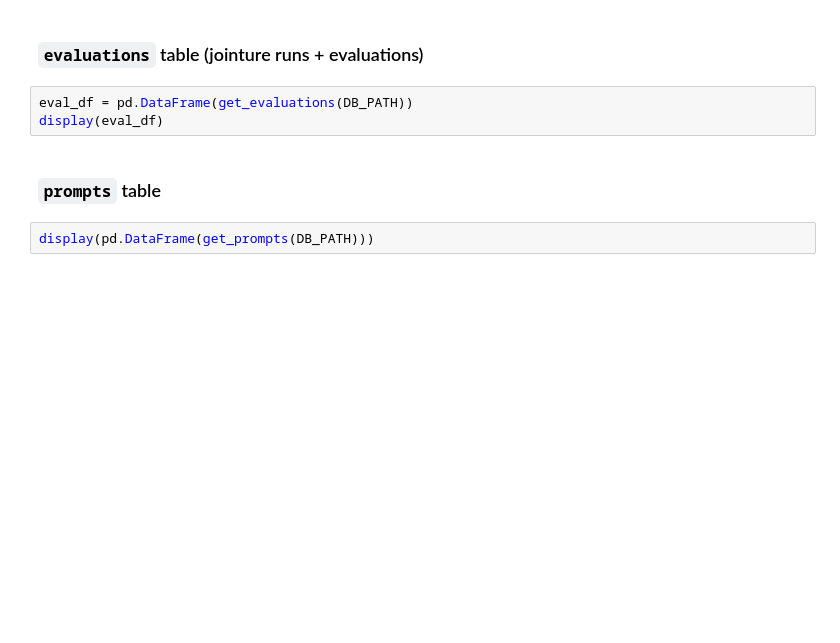
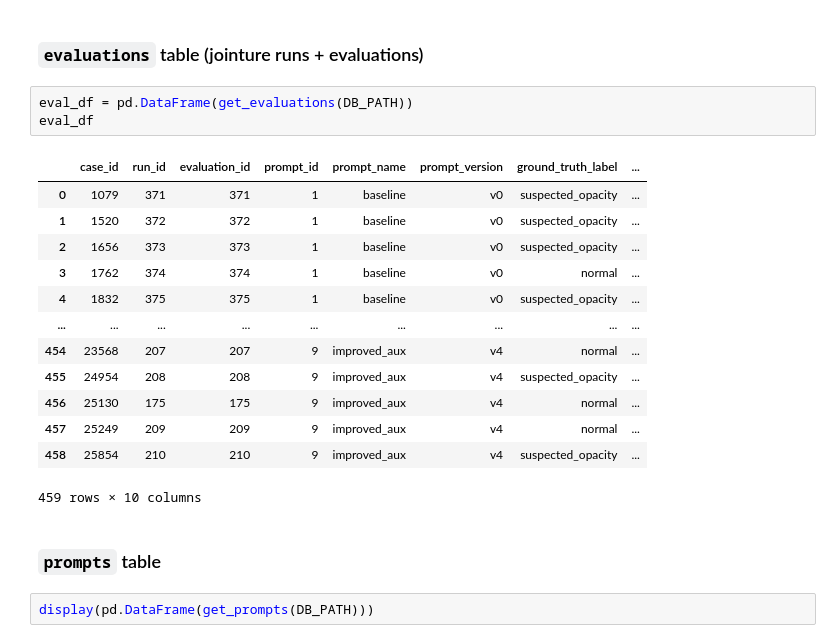
Before and after one commit to imtoatb/Assistant-Radiologique-Virtuel-Intelligent-pour-Radiographies-X, a Jupyter notebook: notebooks/05_Database_visualisation_rsna.ipynb, the cells around one changed output. Drawn from its saved outputs; the diff is of its cells as text; blank space fills up the shorter version.

```diff
--- a/notebooks/05_Database_visualisation_rsna.ipynb
+++ b/notebooks/05_Database_visualisation_rsna.ipynb
@@ -37,7 +73,21 @@ display(pd.DataFrame(get_runs(DB_PATH)))
 ### `evaluations` table (jointure runs + evaluations)
 # %%
 eval_df = pd.DataFrame(get_evaluations(DB_PATH))
-display(eval_df)
+eval_df
+# %% [output]
+|  | case_id | run_id | evaluation_id | prompt_id | prompt_name | prompt_version | ground_truth_label | ... |
+| 0 | 1079 | 371 | 371 | 1 | baseline | v0 | suspected_opacity | ... |
+| 1 | 1520 | 372 | 372 | 1 | baseline | v0 | suspected_opacity | ... |
+| 2 | 1656 | 373 | 373 | 1 | baseline | v0 | suspected_opacity | ... |
+| 3 | 1762 | 374 | 374 | 1 | baseline | v0 | normal | ... |
+| 4 | 1832 | 375 | 375 | 1 | baseline | v0 | suspected_opacity | ... |
+| ... | ... | ... | ... | ... | ... | ... | ... | ... |
+| 454 | 23568 | 207 | 207 | 9 | improved_aux | v4 | normal | ... |
+| 455 | 24954 | 208 | 208 | 9 | improved_aux | v4 | suspected_opacity | ... |
+| 456 | 25130 | 175 | 175 | 9 | improved_aux | v4 | normal | ... |
+| 457 | 25249 | 209 | 209 | 9 | improved_aux | v4 | normal | ... |
+| 458 | 25854 | 210 | 210 | 9 | improved_aux | v4 | suspected_opacity | ... |
+459 rows × 10 columns
 # %% [markdown]
 ### `prompts` table
 # %%
```
Also changed, not shown: parts of 13 cells of this notebook, 29 other files.
